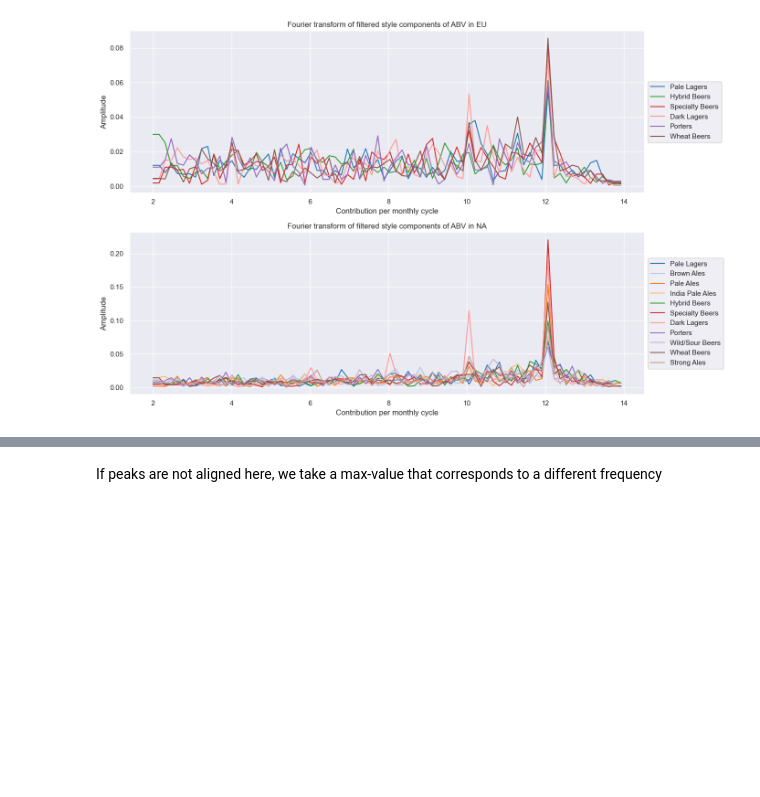
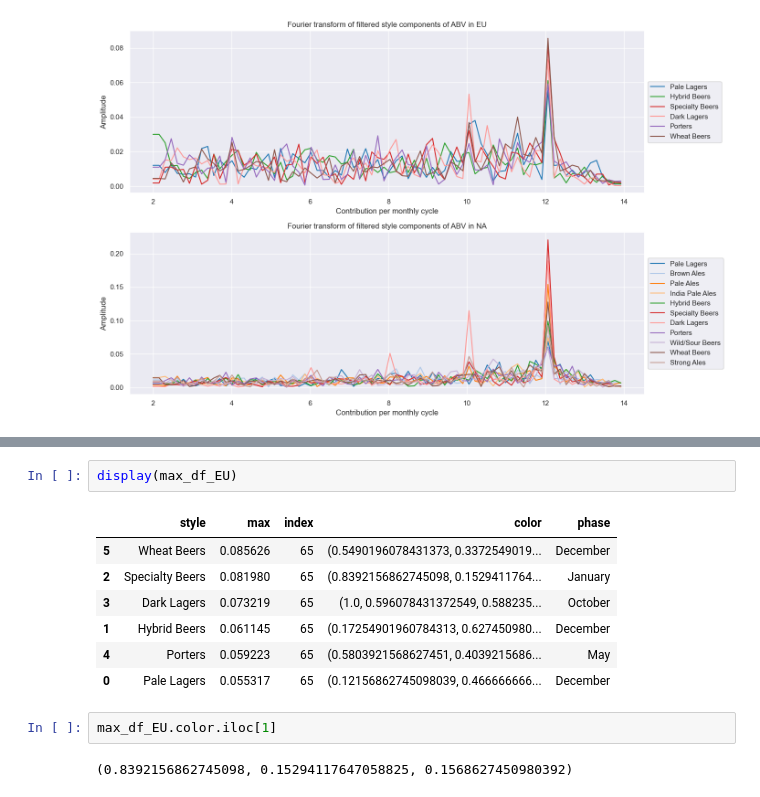
Before and after one commit to epfl-ada/ada-2023-project-welovepandas, a Jupyter notebook: Time_series.ipynb, the cells around one changed output, grey strips where cells are left out. Drawn from its saved outputs; the diff is of its cells as text; blank space fills up the shorter version.

```diff
--- a/Time_series.ipynb
+++ b/Time_series.ipynb
@@ -410,2 +430,14 @@ Text(0.5, 0.98, 'Sanity check to ensure the max is found within the 12 month pea
-# %% [markdown]
-If peaks are not aligned here, we take a max-value that corresponds to a different frequency
+# %%
+display(max_df_EU)
+# %% [output]
+|  | style | max | index | color | phase |
+| 5 | Wheat Beers | 0.085626 | 65 | (0.5490196078431373, 0.3372549019... | December |
+| 2 | Specialty Beers | 0.081980 | 65 | (0.8392156862745098, 0.1529411764... | January |
+| 3 | Dark Lagers | 0.073219 | 65 | (1.0, 0.596078431372549, 0.588235... | October |
+| 1 | Hybrid Beers | 0.061145 | 65 | (0.17254901960784313, 0.627450980... | December |
+| 4 | Porters | 0.059223 | 65 | (0.5803921568627451, 0.4039215686... | May |
+| 0 | Pale Lagers | 0.055317 | 65 | (0.12156862745098039, 0.466666666... | December |
+# %%
+max_df_EU.color.iloc[1]
+# %% [output]
+(0.8392156862745098, 0.15294117647058825, 0.1568627450980392)
```
Also changed, not shown: parts of 13 cells of this notebook.
